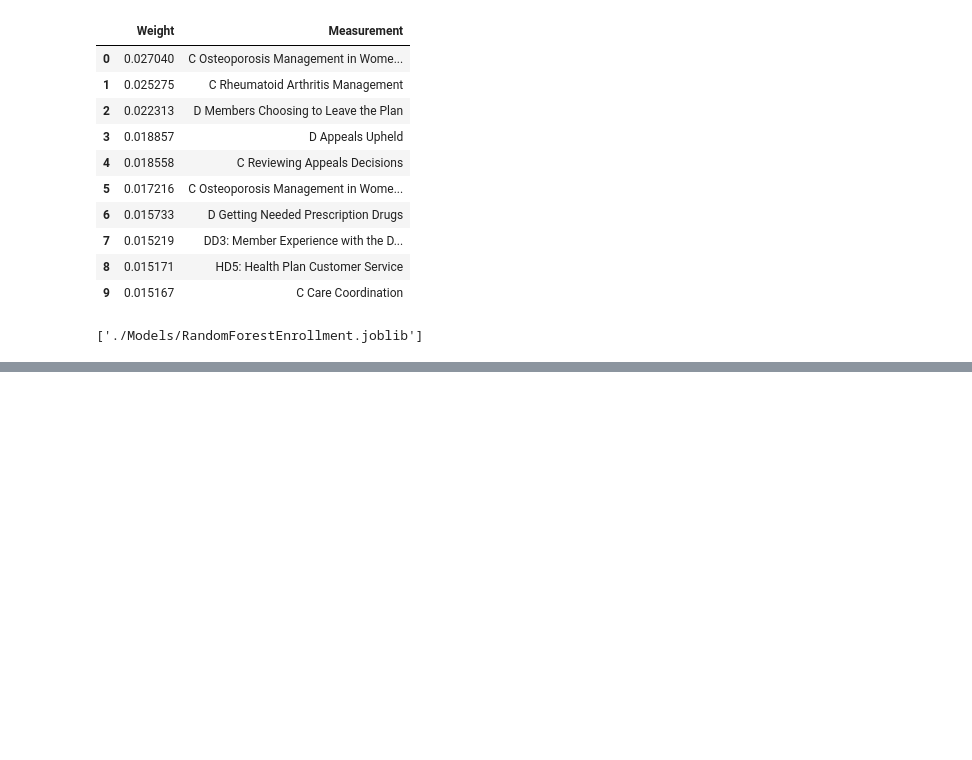
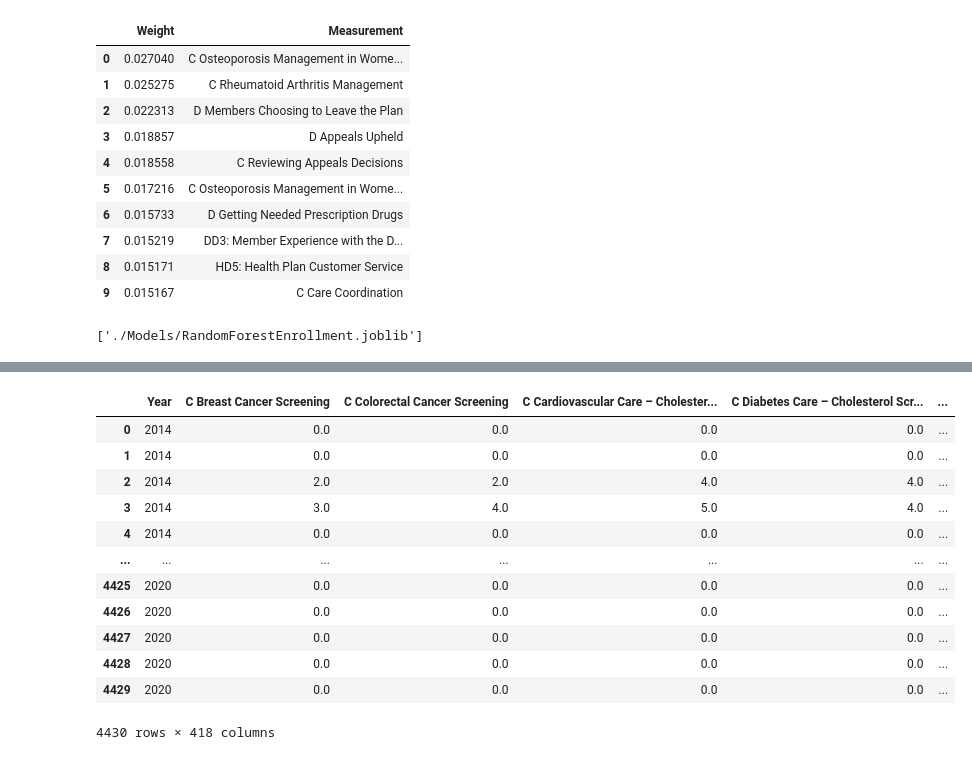
Before and after one commit to SamSims/Project4-Group2, a Jupyter notebook: Main.ipynb, the cells around one changed output, grey strips where cells are left out. Saved outputs shown, nothing was run; the diff lists cells and outputs as text; code cells hidden in the pictures; blank space fills up the shorter version.

```diff
--- a/Main.ipynb
+++ b/Main.ipynb
@@ -591,0 +1017,18 @@ NameError: name 'combine_enrollment' is not defined
+# %%
+# Convert categorical data to numeric with `pd.get_dummies`dd
+cleaned_dummies_df = pd.get_dummies(combined_data_cleaned_df)
+cleaned_dummies_df
+# %% [output]
+|  | Year | C Breast Cancer Screening | C Colorectal Cancer Screening | C Cardiovascular Care – Cholester... | C Diabetes Care – Cholesterol Scr... | ... |
+| 0 | 2014 | 0.0 | 0.0 | 0.0 | 0.0 | ... |
+| 1 | 2014 | 0.0 | 0.0 | 0.0 | 0.0 | ... |
+| 2 | 2014 | 2.0 | 2.0 | 4.0 | 4.0 | ... |
+| 3 | 2014 | 3.0 | 4.0 | 5.0 | 4.0 | ... |
+| 4 | 2014 | 0.0 | 0.0 | 0.0 | 0.0 | ... |
+| ... | ... | ... | ... | ... | ... | ... |
+| 4425 | 2020 | 0.0 | 0.0 | 0.0 | 0.0 | ... |
+| 4426 | 2020 | 0.0 | 0.0 | 0.0 | 0.0 | ... |
+| 4427 | 2020 | 0.0 | 0.0 | 0.0 | 0.0 | ... |
+| 4428 | 2020 | 0.0 | 0.0 | 0.0 | 0.0 | ... |
+| 4429 | 2020 | 0.0 | 0.0 | 0.0 | 0.0 | ... |
+4430 rows × 418 columns
```
Also changed, not shown: parts of 71 cells of this notebook.
